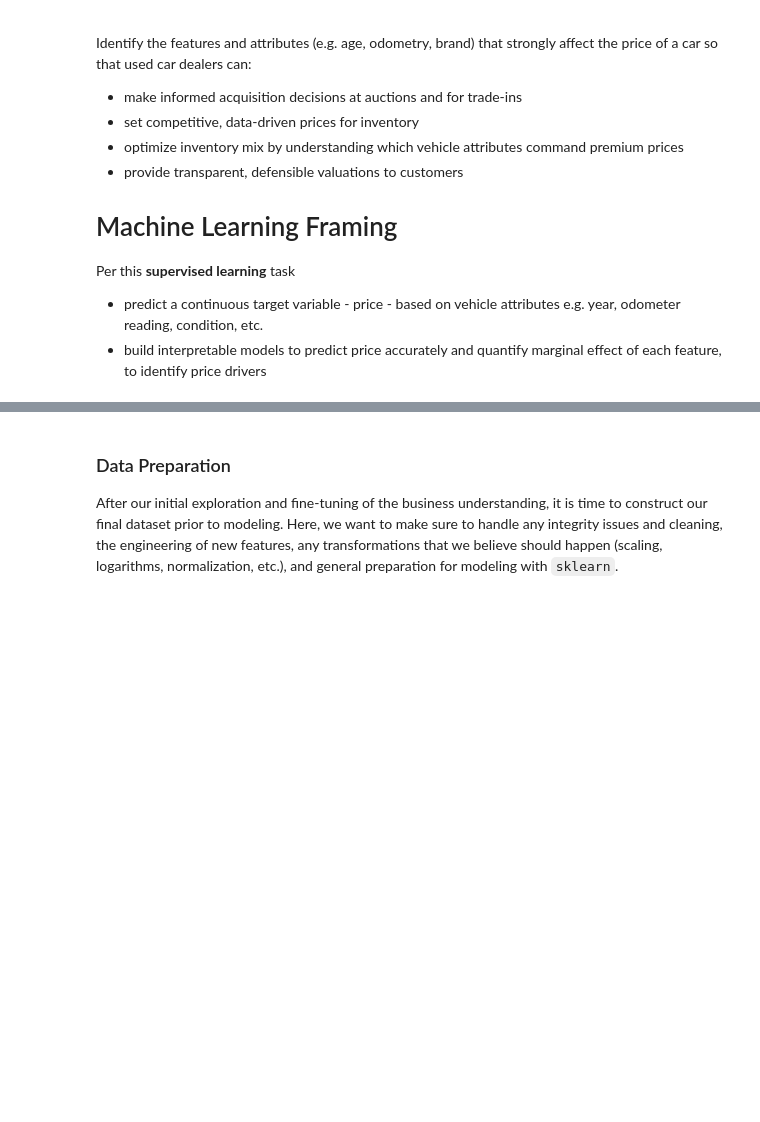
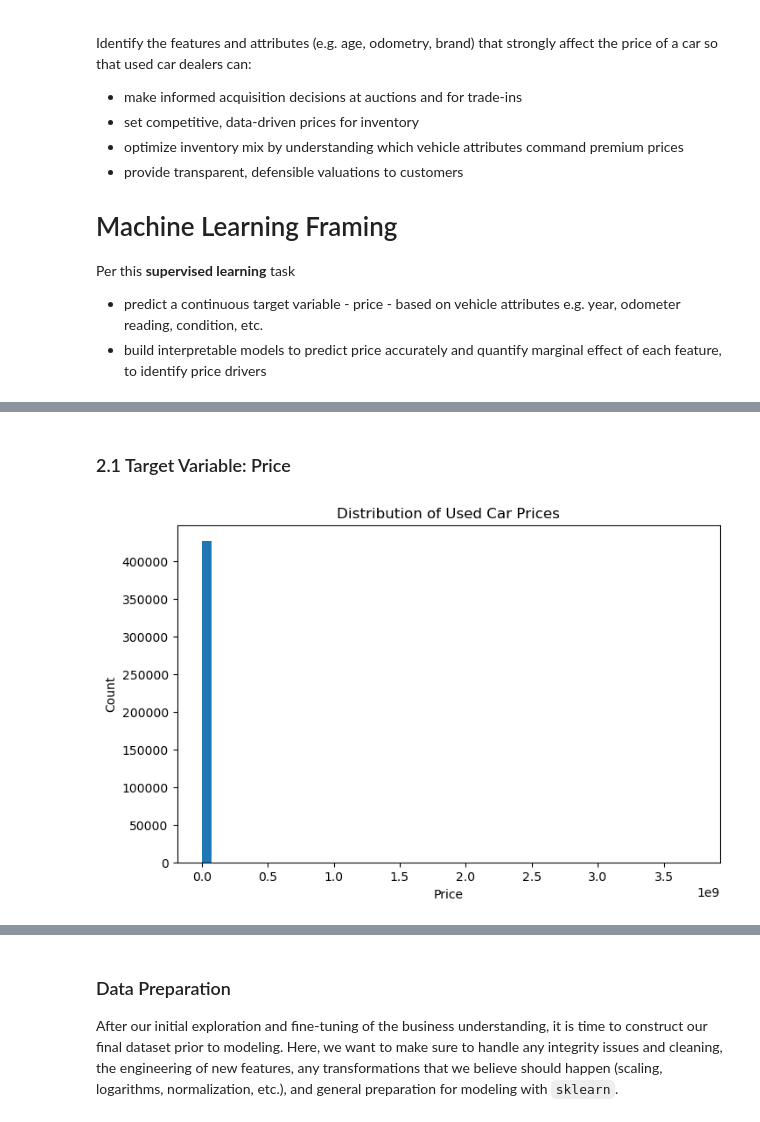
Before and after one commit to peanutenthusiast/urban-spock, a Jupyter notebook: prompt_II.ipynb, the cells around one changed output, grey strips where cells are left out. Saved outputs shown, nothing was run; the diff lists cells and outputs as text; code cells hidden in the pictures; blank space fills up the shorter version.

```diff
--- a/prompt_II.ipynb
+++ b/prompt_II.ipynb
@@ -92,0 +62,19 @@ from sklearn.metrics import mean_squared_error, mean_absolute_error
+# %%
+vehicles = pd.read_csv('data/vehicles.csv')
+
+vehicles.shape
+vehicles.info()
+
+def data_quality_report(df):
+  return pd.DataFrame({
+    'data_type': df.dtypes,
+    'non_null_count': df.notnull().sum(),
+    'null_count': df.isnull().sum(),
+    'null_percentage': (df.isnull().sum() / len(df)) * 100,
+    'unique_values': df.nunique(),
+    'sample_value': df.sample().iloc[0]
+  })
+
+vehicle_report = data_quality_report(vehicles)
+
+print(vehicle_report)
@@ -92,0 +133,11 @@ from sklearn.metrics import mean_squared_error, mean_absolute_error
+# %% [markdown]
+### 2.1 Target Variable: Price ###
+# %%
+plt.figure(figsize=(8,5))
+plt.hist(vehicles['price'].dropna(), bins=50)
+plt.title("Distribution of Used Car Prices")
+plt.xlabel("Price")
+plt.ylabel("Count")
+plt.show()
+# %% [output]
+[figure, added]
```
Also changed, not shown: parts of 18 cells of this notebook.
